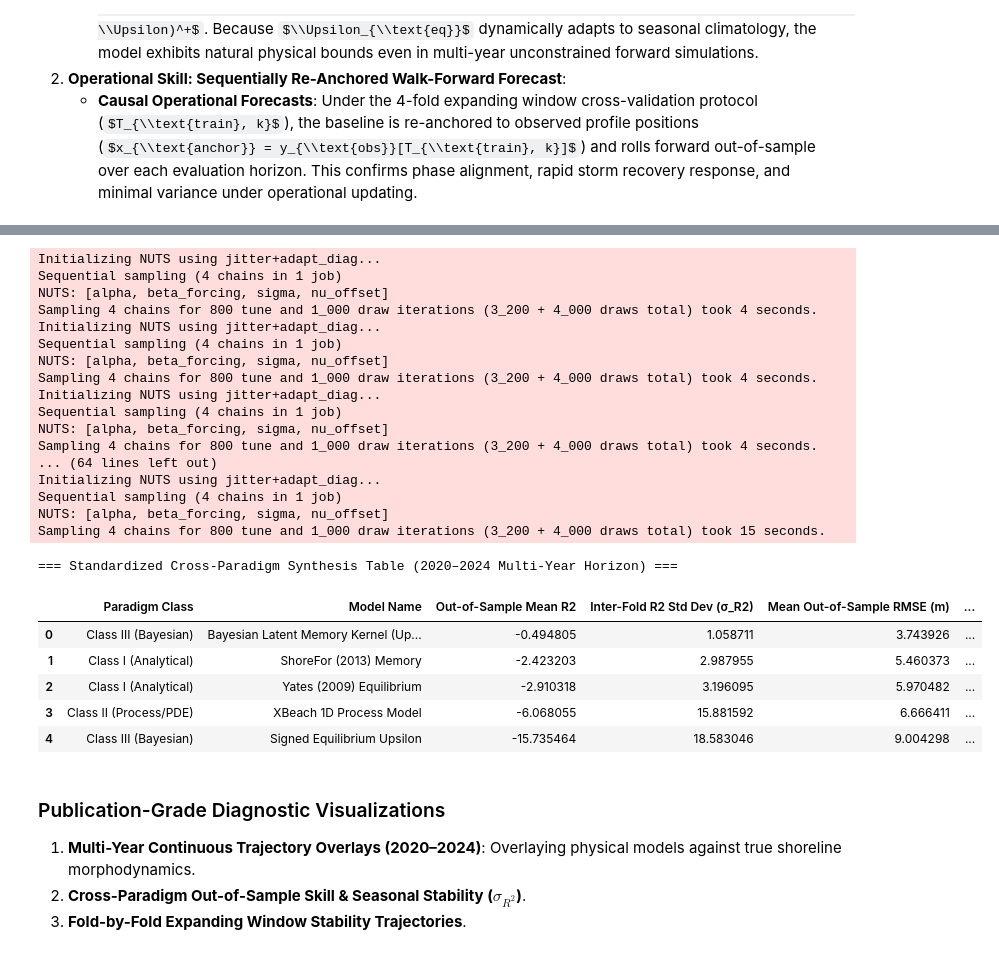
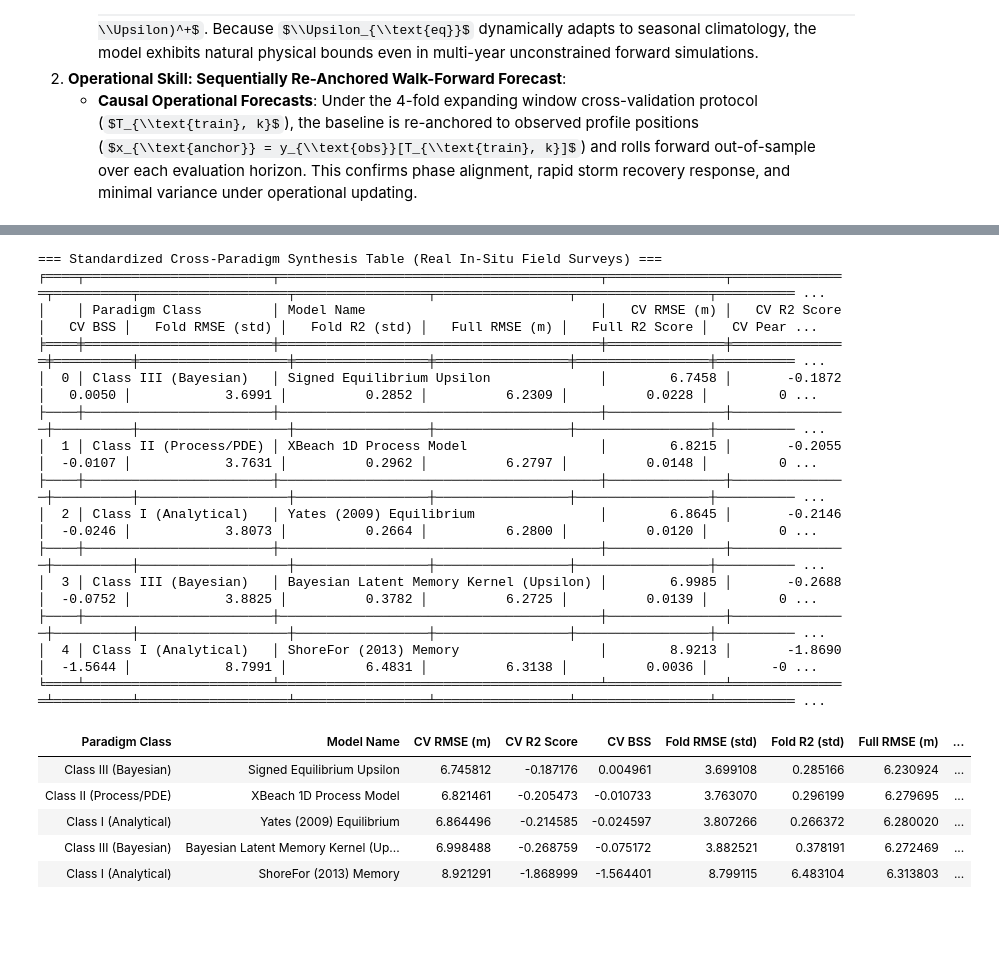
Before and after one commit to sam-tritto/unified-coastal-erosion-index, a Jupyter notebook: 02_Diagnostic_Baselines.ipynb, the cells around one changed output, grey strips where cells are left out. Drawn from its saved outputs; the diff is of its cells as text; code cells hidden in the pictures; some formulas as TeX source; blank space fills up the shorter version.

Commit message:
refactor: remove PyMC dependencies and migrate to custom latent memory Bayesian modeling functions

```diff
--- a/02_Diagnostic_Baselines.ipynb
+++ b/02_Diagnostic_Baselines.ipynb
@@ -424,44 +436,45 @@ We evaluate:
 # %%
-# Execute comprehensive Walk-Forward CV across all 5 sites (2020–2024 Multi-Year)
+# Ensure freshest module code is loaded
+import importlib
+import src.data
+import src.models
+importlib.reload(src.data)
+importlib.reload(src.models)
+from src.models import evaluate_cross_paradigm_walk_forward_cv
+
+# Execute comprehensive Walk-Forward CV directly on authentic real-world in-situ field surveys
 df_synthesis, df_folds = evaluate_cross_paradigm_walk_forward_cv(
     sites=sites,
     n_splits=4,
     draws=1000,
     tune=800,
     chains=4,
     cores=1,
+    use_field_surveys=True,
     random_seed=42,
 )
 
-print("=== Standardized Cross-Paradigm Synthesis Table (2020–2024 Multi-Year Horizon) ===")
+print("=== Standardized Cross-Paradigm Synthesis Table (Real In-Situ Field Surveys) ===")
+print(tabulate(df_synthesis, headers="keys", tablefmt="fancy_grid", floatfmt=".4f"))
 display(df_synthesis)
 # %% [output]
-Initializing NUTS using jitter+adapt_diag...
-Sequential sampling (4 chains in 1 job)
-NUTS: [alpha, beta_forcing, sigma, nu_offset]
-Sampling 4 chains for 800 tune and 1_000 draw iterations (3_200 + 4_000 draws total) took 4 seconds.
-Initializing NUTS using jitter+adapt_diag...
-Sequential sampling (4 chains in 1 job)
-NUTS: [alpha, beta_forcing, sigma, nu_offset]
-Sampling 4 chains for 800 tune and 1_000 draw iterations (3_200 + 4_000 draws total) took 4 seconds.
-Initializing NUTS using jitter+adapt_diag...
-Sequential sampling (4 chains in 1 job)
-NUTS: [alpha, beta_forcing, sigma, nu_offset]
-Sampling 4 chains for 800 tune and 1_000 draw iterations (3_200 + 4_000 draws total) took 4 seconds.
-... (64 lines left out)
-Initializing NUTS using jitter+adapt_diag...
-Sequential sampling (4 chains in 1 job)
-NUTS: [alpha, beta_forcing, sigma, nu_offset]
-Sampling 4 chains for 800 tune and 1_000 draw iterations (3_200 + 4_000 draws total) took 15 seconds.
+=== Standardized Cross-Paradigm Synthesis Table (Real In-Situ Field Surveys) ===
+╒════╤════════════════════════╤═════════════════════════════════════════╤═══════════════╤═══════════════╤══════════╤═══════════════════╤═════════════════╤═════════════════╤═════════════════╤══════════ ...
+│    │ Paradigm Class         │ Model Name                              │   CV RMSE (m) │   CV R2 Score │   CV BSS │   Fold RMSE (std) │   Fold R2 (std) │   Full RMSE (m) │   Full R2 Score │   CV Pear ...
+╞════╪════════════════════════╪═════════════════════════════════════════╪═══════════════╪═══════════════╪══════════╪═══════════════════╪═════════════════╪═════════════════╪═════════════════╪══════════ ...
+│  0 │ Class III (Bayesian)   │ Signed Equilibrium Upsilon              │        6.7458 │       -0.1872 │   0.0050 │            3.6991 │          0.2852 │          6.2309 │          0.0228 │         0 ...
+├────┼────────────────────────┼─────────────────────────────────────────┼───────────────┼───────────────┼──────────┼───────────────────┼─────────────────┼─────────────────┼─────────────────┼────────── ...
+│  1 │ Class II (Process/PDE) │ XBeach 1D Process Model                 │        6.8215 │       -0.2055 │  -0.0107 │            3.7631 │          0.2962 │          6.2797 │          0.0148 │         0 ...
+├────┼────────────────────────┼─────────────────────────────────────────┼───────────────┼───────────────┼──────────┼───────────────────┼─────────────────┼─────────────────┼─────────────────┼────────── ...
+│  2 │ Class I (Analytical)   │ Yates (2009) Equilibrium                │        6.8645 │       -0.2146 │  -0.0246 │            3.8073 │          0.2664 │          6.2800 │          0.0120 │         0 ...
+├────┼────────────────────────┼─────────────────────────────────────────┼───────────────┼───────────────┼──────────┼───────────────────┼─────────────────┼─────────────────┼─────────────────┼────────── ...
+│  3 │ Class III (Bayesian)   │ Bayesian Latent Memory Kernel (Upsilon) │        6.9985 │       -0.2688 │  -0.0752 │            3.8825 │          0.3782 │          6.2725 │          0.0139 │         0 ...
+├────┼────────────────────────┼─────────────────────────────────────────┼───────────────┼───────────────┼──────────┼───────────────────┼─────────────────┼─────────────────┼─────────────────┼────────── ...
+│  4 │ Class I (Analytical)   │ ShoreFor (2013) Memory                  │        8.9213 │       -1.8690 │  -1.5644 │            8.7991 │          6.4831 │          6.3138 │          0.0036 │        -0 ...
+╘════╧════════════════════════╧═════════════════════════════════════════╧═══════════════╧═══════════════╧══════════╧═══════════════════╧═════════════════╧═════════════════╧═════════════════╧══════════ ...
-=== Standardized Cross-Paradigm Synthesis Table (2020–2024 Multi-Year Horizon) ===
-|  | Paradigm Class | Model Name | Out-of-Sample Mean R2 | Inter-Fold R2 Std Dev (σ_R2) | Mean Out-of-Sample RMSE (m) | ... |
-| 0 | Class III (Bayesian) | Bayesian Latent Memory Kernel (Up... | -0.494805 | 1.058711 | 3.743926 | ... |
-| 1 | Class I (Analytical) | ShoreFor (2013) Memory | -2.423203 | 2.987955 | 5.460373 | ... |
-| 2 | Class I (Analytical) | Yates (2009) Equilibrium | -2.910318 | 3.196095 | 5.970482 | ... |
-| 3 | Class II (Process/PDE) | XBeach 1D Process Model | -6.068055 | 15.881592 | 6.666411 | ... |
-| 4 | Class III (Bayesian) | Signed Equilibrium Upsilon | -15.735464 | 18.583046 | 9.004298 | ... |
+| Paradigm Class | Model Name | CV RMSE (m) | CV R2 Score | CV BSS | Fold RMSE (std) | Fold R2 (std) | Full RMSE (m) | ... |
+| Class III (Bayesian) | Signed Equilibrium Upsilon | 6.745812 | -0.187176 | 0.004961 | 3.699108 | 0.285166 | 6.230924 | ... |
+| Class II (Process/PDE) | XBeach 1D Process Model | 6.821461 | -0.205473 | -0.010733 | 3.763070 | 0.296199 | 6.279695 | ... |
+| Class I (Analytical) | Yates (2009) Equilibrium | 6.864496 | -0.214585 | -0.024597 | 3.807266 | 0.266372 | 6.280020 | ... |
+| Class III (Bayesian) | Bayesian Latent Memory Kernel (Up... | 6.998488 | -0.268759 | -0.075172 | 3.882521 | 0.378191 | 6.272469 | ... |
+| Class I (Analytical) | ShoreFor (2013) Memory | 8.921291 | -1.868999 | -1.564401 | 8.799115 | 6.483104 | 6.313803 | ... |
-# %% [markdown]
-### Publication-Grade Diagnostic Visualizations
-1. **Multi-Year Continuous Trajectory Overlays (2020–2024)**: Overlaying physical models against true shoreline morphodynamics.
-2. **Cross-Paradigm Out-of-Sample Skill & Seasonal Stability ($\sigma_{R^2}$)**.
-3. **Fold-by-Fold Expanding Window Stability Trajectories**.
```
Also changed, not shown: parts of 8 cells of this notebook, 2 other files.
